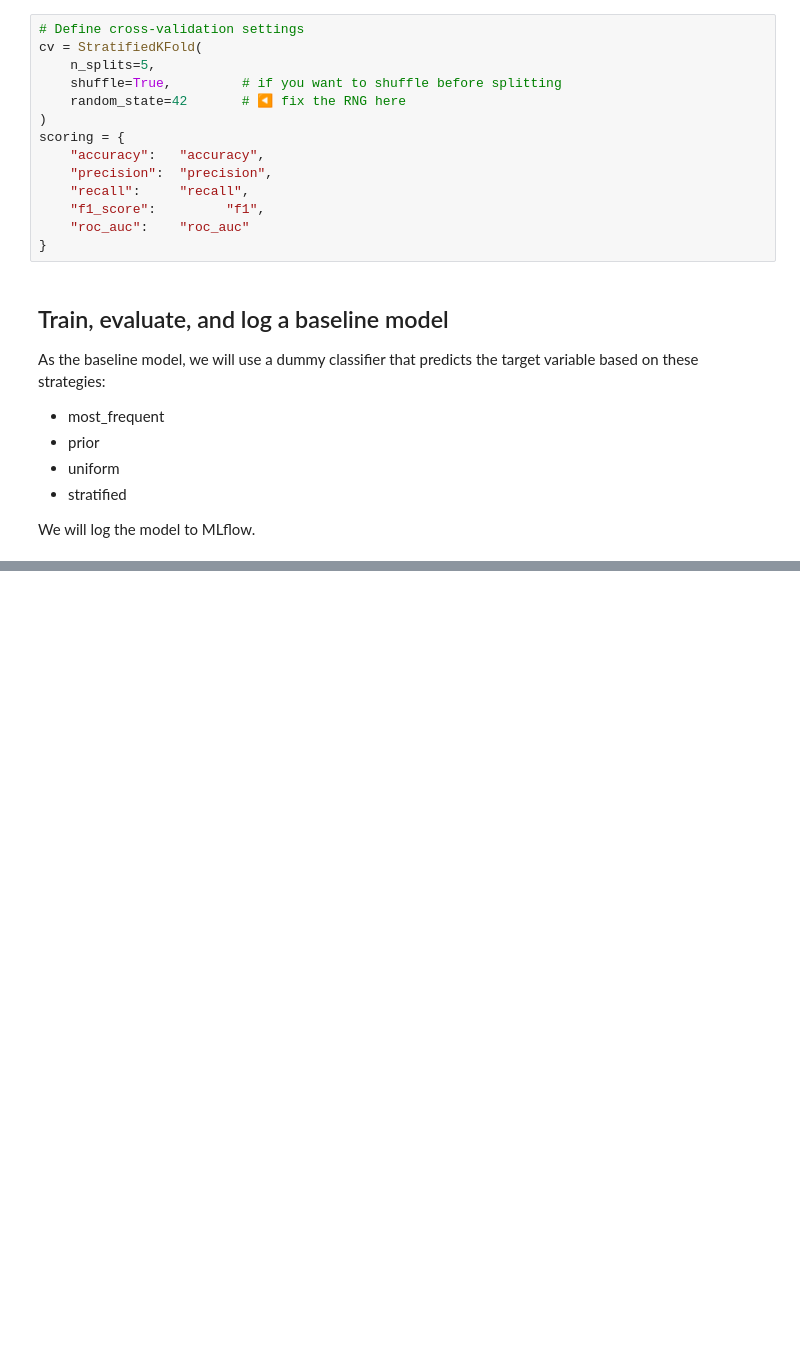
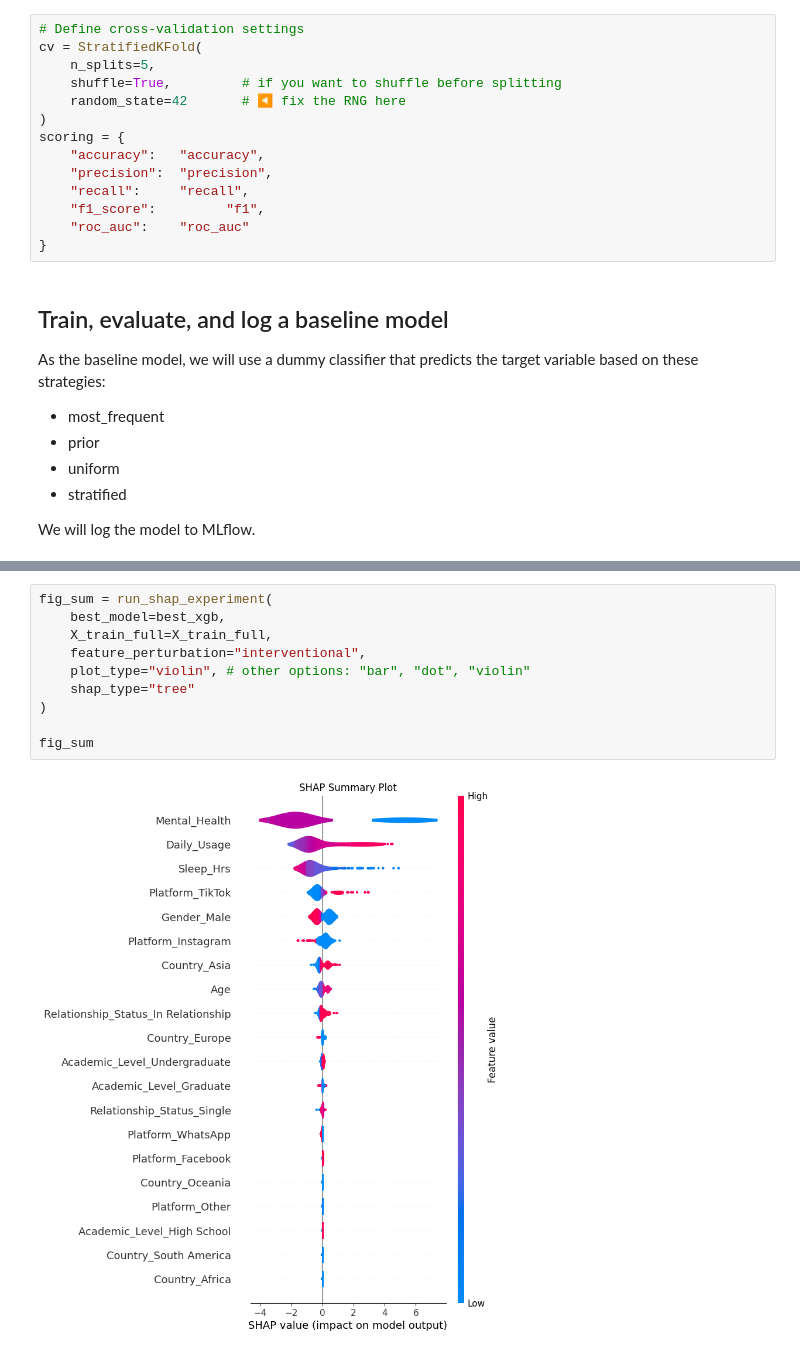
Before and after one commit to SuperDataScience-Community-Projects/SDS-CP-29-SocialSphere, a Jupyter notebook: submissions/team-members/bob-hosseini/notebooks/02_classification.ipynb, the cells around one changed output, grey strips where cells are left out. Drawn from its saved outputs; the diff is of its cells as text; blank space fills up the shorter version.

```diff
--- a/submissions/team-members/bob-hosseini/notebooks/02_classification.ipynb
+++ b/submissions/team-members/bob-hosseini/notebooks/02_classification.ipynb
@@ -459,0 +491,12 @@ def run_and_register_dummy_baseline(
+# %%
+fig_sum = run_shap_experiment(
+    best_model=best_xgb,
+    X_train_full=X_train_full,
+    feature_perturbation="interventional",
+    plot_type="violin", # other options: "bar", "dot", "violin"
+    shap_type="tree"
+)
+
+fig_sum
+# %% [output]
+[figure, added]
```
Also changed, not shown: parts of 23 cells of this notebook, 2 other files.
